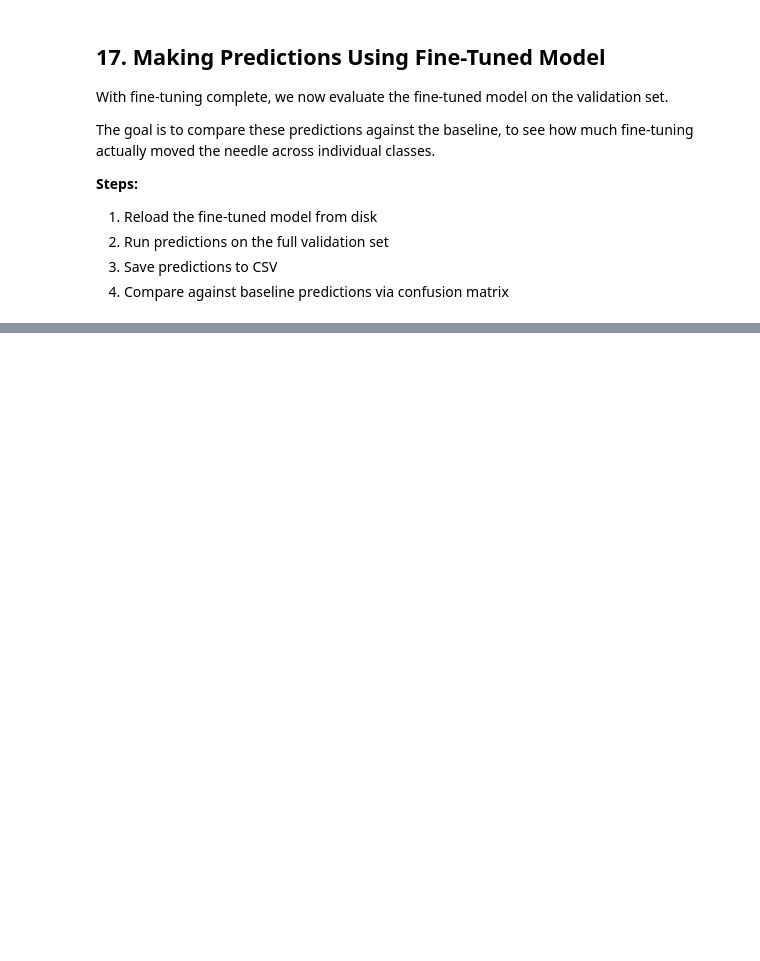
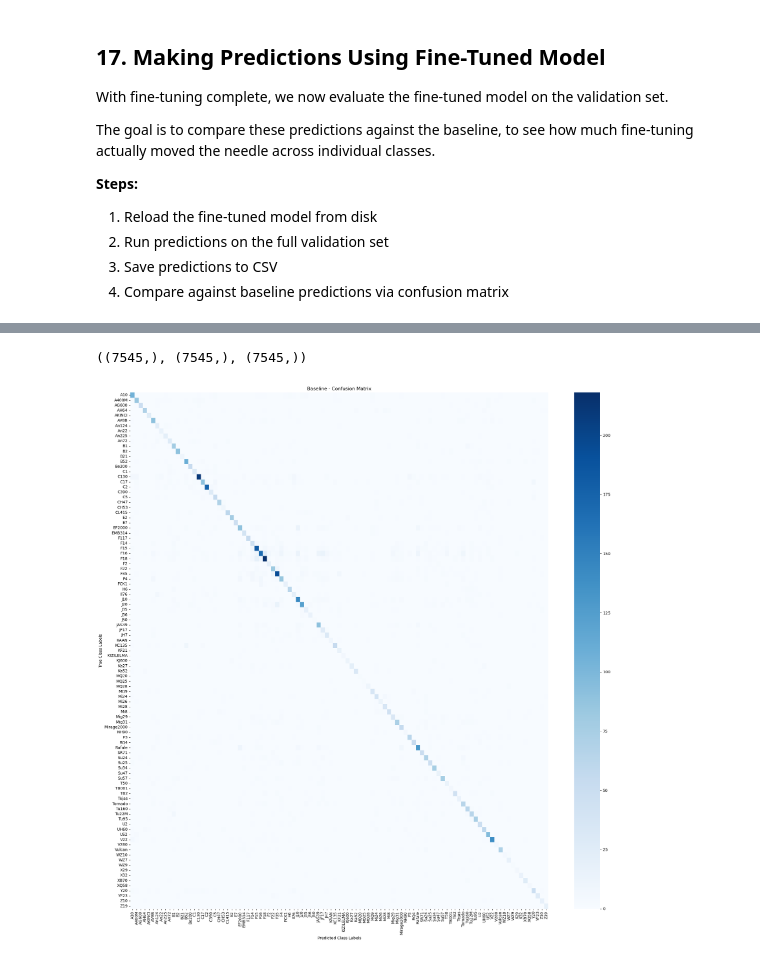
Before and after one commit to Eakempreet/ATAS_Project, a Jupyter notebook: notebooks/01_aircraft_classifier/02_aircraft_classifier_v2.ipynb, the cells around one changed output, grey strips where cells are left out. Cells and saved outputs as stored; diff of their text form; code cells hidden in the pictures; blank space fills up the shorter version.

```diff
--- a/notebooks/01_aircraft_classifier/02_aircraft_classifier_v2.ipynb
+++ b/notebooks/01_aircraft_classifier/02_aircraft_classifier_v2.ipynb
@@ -3344,0 +3528,24 @@ array([[9.4641328e-01, 1.3286793e-05, 8.9183914e-06, ..., 7.6180395e-06,
+# %%
+# Convert one-hot encoded arrays -> class index integers
+# val_labels shape: (7545, 101) → (7545,)
+# # baseline_predictions shape: (7545, 101) → (7545,)
+# # fine_tuned_predictions shape: (7545, 101) → (7545,)
+
+true_label_idx = np.argmax(val_labels, axis=1)
+baseline_pred_label_idx = np.argmax(baseline_predictions, axis=1)
+ft_pred_label_idx = np.argmax(fine_tune_predictions, axis=1)
+
+# here
+# name_of_classes -> unique_labels
+# %%
+# Confirming the shapes
+true_label_idx.shape, baseline_pred_label_idx.shape, ft_pred_label_idx.shape
+# %% [output]
+((7545,), (7545,), (7545,))
+# %%
+# Make confusion matrix from baseline predictions
+cm_base, cm_norm_base, class_accuracy_base = make_confusion_matrix(
+    true_label_index=true_label_idx,
+    pred_label_index=baseline_pred_label_idx,
+    num_of_classes=len(unique_labels)
+)
@@ -3344,0 +3560,7 @@ array([[9.4641328e-01, 1.3286793e-05, 8.9183914e-06, ..., 7.6180395e-06,
+# %%
+# Plotting confusion matrix from Baseline predictions
+plot_confusion_matrix(confusion_matrix=cm_base,
+                      class_names=unique_labels,
+                      title="Baseline - Confusion Matrix")
+# %% [output]
+[figure, added]
```
Also changed, not shown: parts of 39 cells of this notebook.
